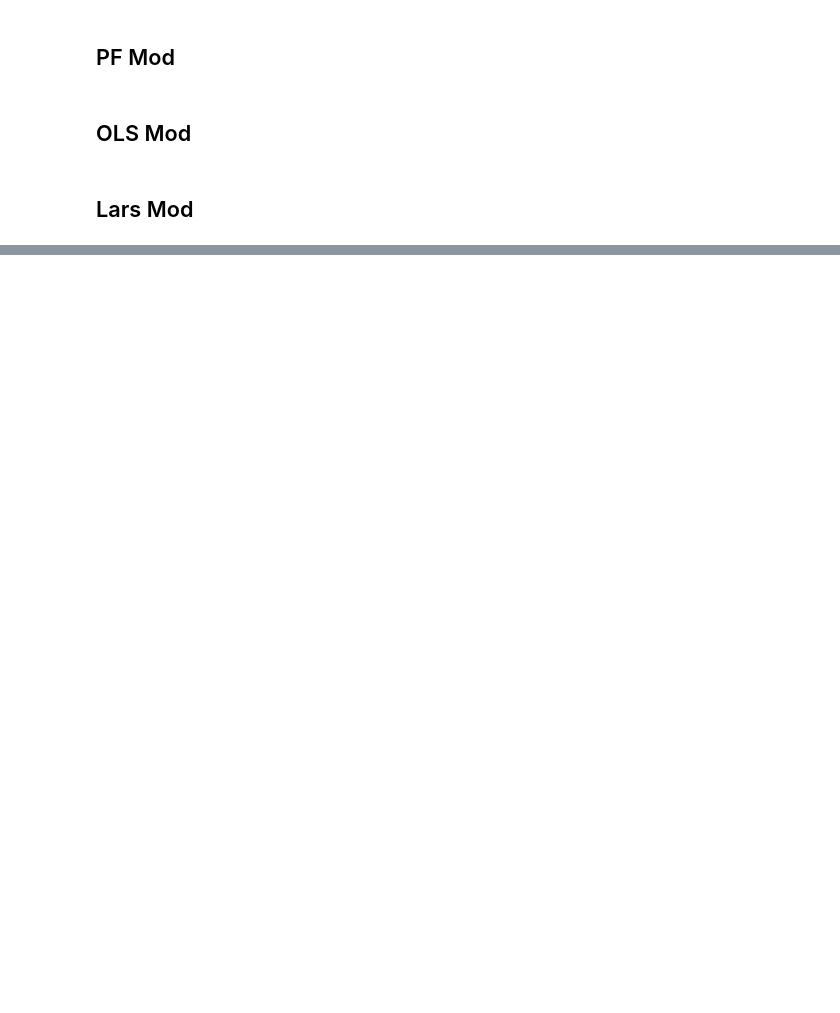
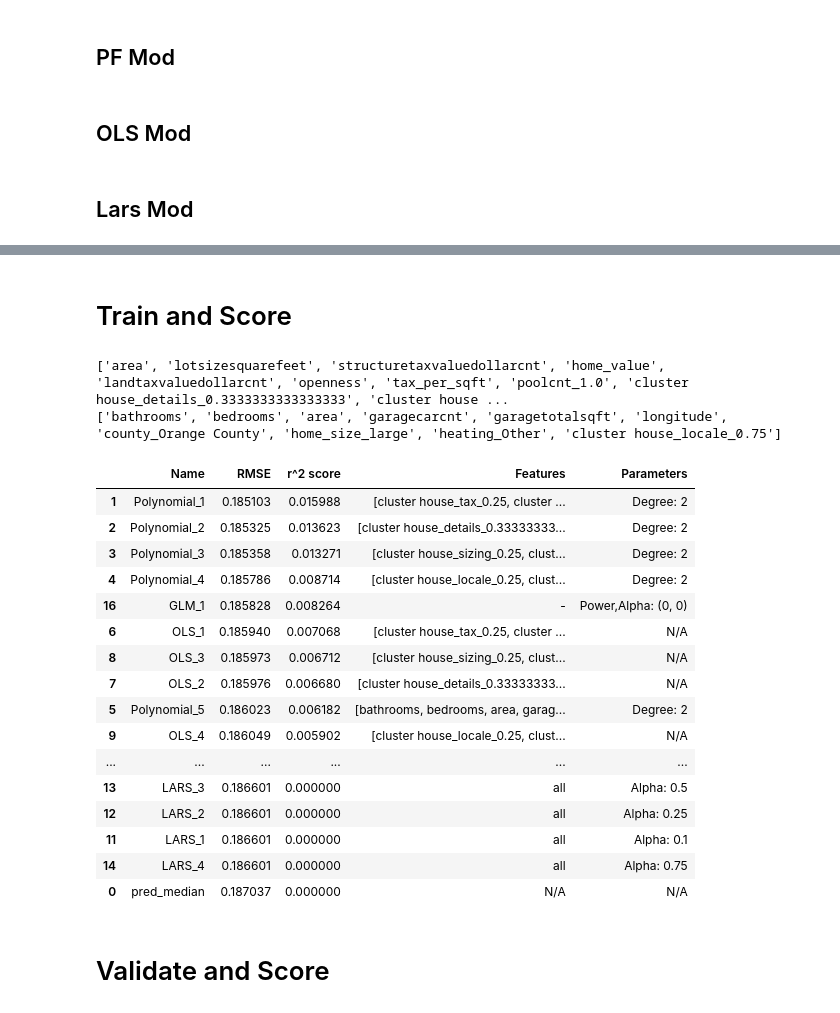
Before and after one commit to Shorter-Shenck/Zillow_Cluster_Regression, a Jupyter notebook: model.ipynb, the cells around one changed output, grey strips where cells are left out. Drawn from its saved outputs; the diff is of its cells as text; code cells hidden in the pictures; blank space fills up the shorter version.

Commit message:
added: model.py --- amended: Final Report, explore, model.ipynb, wrangle.ipynb

```diff
--- a/model.ipynb
+++ b/model.ipynb
@@ -330,5 +45,0 @@ def lars_mod(X, y, selectors, fit_x_train=None, fit_y_train=None):
-# %%
-#create a list of parameters
-lars_parameters = [.25, .5, .75, 1]
-
-lars_descriptions = lars_mod(X_train, y_train, lars_parameters)
@@ -752,7 +333,7 @@ def ols_mod(X, y, selectors, fit_x_train=None, fit_y_train=None):
 # %% [markdown]
 ## Lars Mod
 # %%
-def lars_mod(X, y, selectors, fit_x_train=None, fit_y_train=None):
+def lars_mod(X, y, selectors, scores, fit_x_train=None, fit_y_train=None):
    """
    Purpose
       to create, train, and score linear regression models using polynomial features
@@ -776,21 +357,22 @@ def lars_mod(X, y, selectors, fit_x_train=None, fit_y_train=None):
       #create mdoel label
       model_label = f'LARS_{idx+1}'
 
-      #fit mode
-      lars.fit(X, y.logerror)
-      #fit object on X_train subset depeneding on its position as parameter or the optional variant
       if fit_x_train is not None:
          lars.fit(fit_x_train, fit_y_train.logerror)
       else:
          lars.fit(X, y.logerror)
 
       #predict train
-      y[model_label] = lars.predict(X)
+      if model_label in y:
+         model_label = f'LARS_{randint(50,100)}'
+         y[model_label] = lars.predict(X)
+      else:
+         y[model_label] = lars.predict(X)
 
       #calc trian rmse
       rmse = mean_squared_error(y.logerror, y[model_label], squared=False)
 
       description = pd.DataFrame([[model_label, rmse, 'all', f'Alpha: {selector}']], columns=['Name', 'RMSE', 'Features', 'Parameters'])
-      lars_descriptions = pd.concat([lars_descriptions, description])
+      scores = pd.concat([scores, description], ignore_index=True)
 
-   return lars_descriptions
+   return scores, y
@@ -797,5 +381,5 @@ def lars_mod(X, y, selectors, fit_x_train=None, fit_y_train=None):
 # %%
-def GLM_mod(X, y, selectors):
+def GLM_mod(X, y, selectors, scores, fit_x_train=None, fit_y_train=None):
    """
    Purpose
       to create, train, and score linear regression models using polynomial features
@@ -821,15 +405,24 @@ def GLM_mod(X, y, selectors):
       model_label = f'GLM_{idx+1}'
 
       #fit mode
-      glm.fit(X, y.logerror)
+      #glm.fit(X, y.logerror)
+      #fit object on X_train subset depeneding on its position as parameter or the optional variant
+      if fit_x_train is not None:
+         glm.fit(fit_x_train, fit_y_train.logerror)
+      else:
+         glm.fit(X, y.logerror)
 
       #predict train
-      y[model_label] = glm.predict(X)
+      if model_label in y:
+         model_label = f'GLM_{randint(50,100)}'
+         y[model_label] = glm.predict(X)
+      else:
+         y[model_label] = glm.predict(X)
 
       #calc rmse
       rmse = mean_squared_error(y.logerror, y[model_label], squared=False)
 
       description = pd.DataFrame([[model_label, rmse, '-', f'Power,Alpha: {combo}']], columns=['Name', 'RMSE', 'Features', 'Parameters'])
-      glm_descriptions = pd.concat([glm_descriptions, description])
+      scores = pd.concat([scores, description], ignore_index=True)
 
-   return glm_descriptions
+   return scores, y
@@ -835,0 +447,2 @@ def GLM_mod(X, y, selectors):
+# %% [markdown]
+# Train and Score
@@ -835,0 +493,27 @@ def GLM_mod(X, y, selectors):
+# %%
+train_scores = score_on_train(X_train, y_train)
+# %% [output]
+['area', 'lotsizesquarefeet', 'structuretaxvaluedollarcnt', 'home_value', 'landtaxvaluedollarcnt', 'openness', 'tax_per_sqft', 'poolcnt_1.0', 'cluster house_details_0.3333333333333333', 'cluster house ...
+['bathrooms', 'bedrooms', 'area', 'garagecarcnt', 'garagetotalsqft', 'longitude', 'county_Orange County', 'home_size_large', 'heating_Other', 'cluster house_locale_0.75']
+# %%
+train_scores.sort_values(by='RMSE')
+# %% [output]
+|  | Name | RMSE | r^2 score | Features | Parameters |
+| 1 | Polynomial_1 | 0.185103 | 0.015988 | [cluster house_tax_0.25, cluster ... | Degree: 2 |
+| 2 | Polynomial_2 | 0.185325 | 0.013623 | [cluster house_details_0.33333333... | Degree: 2 |
+| 3 | Polynomial_3 | 0.185358 | 0.013271 | [cluster house_sizing_0.25, clust... | Degree: 2 |
+| 4 | Polynomial_4 | 0.185786 | 0.008714 | [cluster house_locale_0.25, clust... | Degree: 2 |
+| 16 | GLM_1 | 0.185828 | 0.008264 | - | Power,Alpha: (0, 0) |
+| 6 | OLS_1 | 0.185940 | 0.007068 | [cluster house_tax_0.25, cluster ... | N/A |
+| 8 | OLS_3 | 0.185973 | 0.006712 | [cluster house_sizing_0.25, clust... | N/A |
+| 7 | OLS_2 | 0.185976 | 0.006680 | [cluster house_details_0.33333333... | N/A |
+| 5 | Polynomial_5 | 0.186023 | 0.006182 | [bathrooms, bedrooms, area, garag... | Degree: 2 |
+| 9 | OLS_4 | 0.186049 | 0.005902 | [cluster house_locale_0.25, clust... | N/A |
+| ... | ... | ... | ... | ... | ... |
+| 13 | LARS_3 | 0.186601 | 0.000000 | all | Alpha: 0.5 |
+| 12 | LARS_2 | 0.186601 | 0.000000 | all | Alpha: 0.25 |
+| 11 | LARS_1 | 0.186601 | 0.000000 | all | Alpha: 0.1 |
+| 14 | LARS_4 | 0.186601 | 0.000000 | all | Alpha: 0.75 |
+| 0 | pred_median | 0.187037 | 0.000000 | N/A | N/A |
+# %% [markdown]
+# Validate and Score
```
Also changed, not shown: parts of 67 cells of this notebook, 4 other files.
